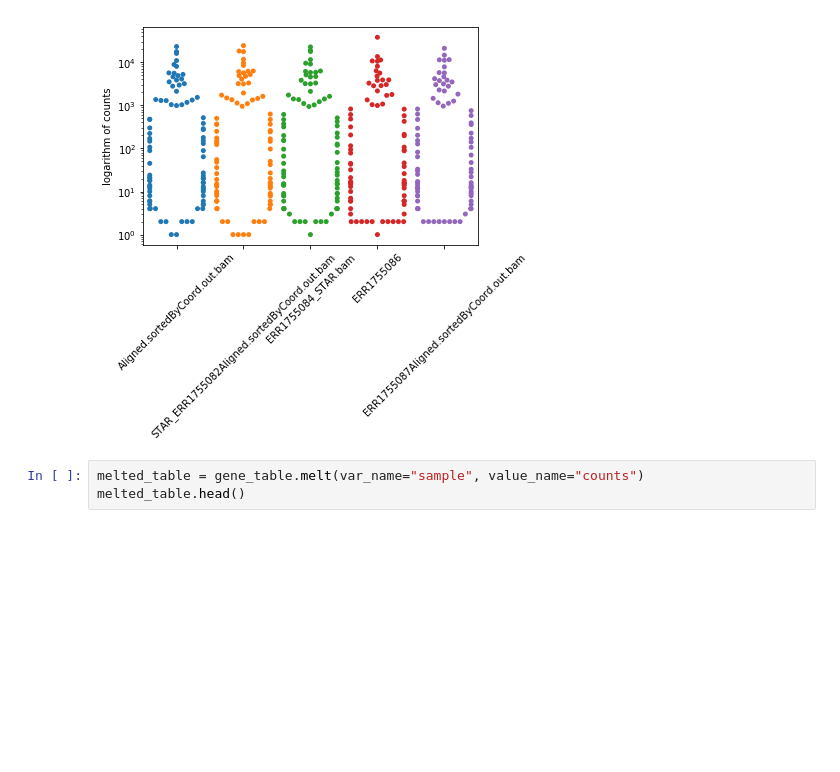
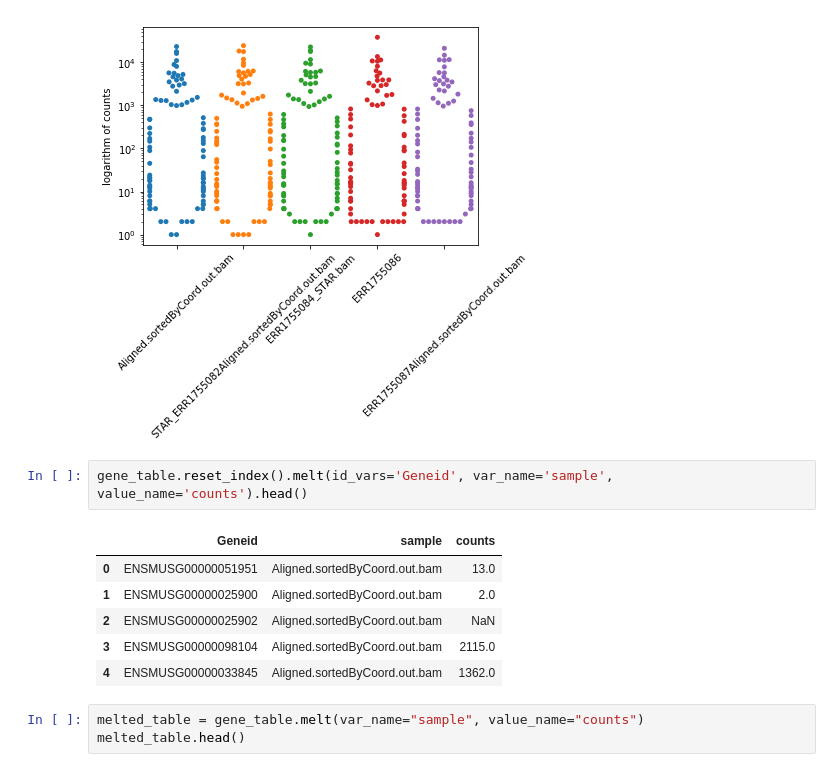
Before and after one commit to CGATOxford/Notebooks, a Jupyter notebook: Tutorials/Plotting/PlottingTutorial.ipynb, the cells around one changed output. Saved outputs shown, nothing was run; the diff lists cells and outputs as text; blank space fills up the shorter version.

```diff
--- a/Tutorials/Plotting/PlottingTutorial.ipynb
+++ b/Tutorials/Plotting/PlottingTutorial.ipynb
@@ -91,6 +93,15 @@ ax.set_yscale("log")
 ax.xaxis.set_tick_params(rotation=45)
 # %% [output]
 [figure]
+# %%
+gene_table.reset_index().melt(id_vars='Geneid', var_name='sample', value_name='counts').head()
+# %% [output]
+|  | Geneid | sample | counts |
+| 0 | ENSMUSG00000051951 | Aligned.sortedByCoord.out.bam | 13.0 |
+| 1 | ENSMUSG00000025900 | Aligned.sortedByCoord.out.bam | 2.0 |
+| 2 | ENSMUSG00000025902 | Aligned.sortedByCoord.out.bam | NaN |
+| 3 | ENSMUSG00000098104 | Aligned.sortedByCoord.out.bam | 2115.0 |
+| 4 | ENSMUSG00000033845 | Aligned.sortedByCoord.out.bam | 1362.0 |
 # %%
 melted_table = gene_table.melt(var_name="sample", value_name="counts")
 melted_table.head()
```
Also changed, not shown: parts of 4 cells of this notebook, 2 other files.
